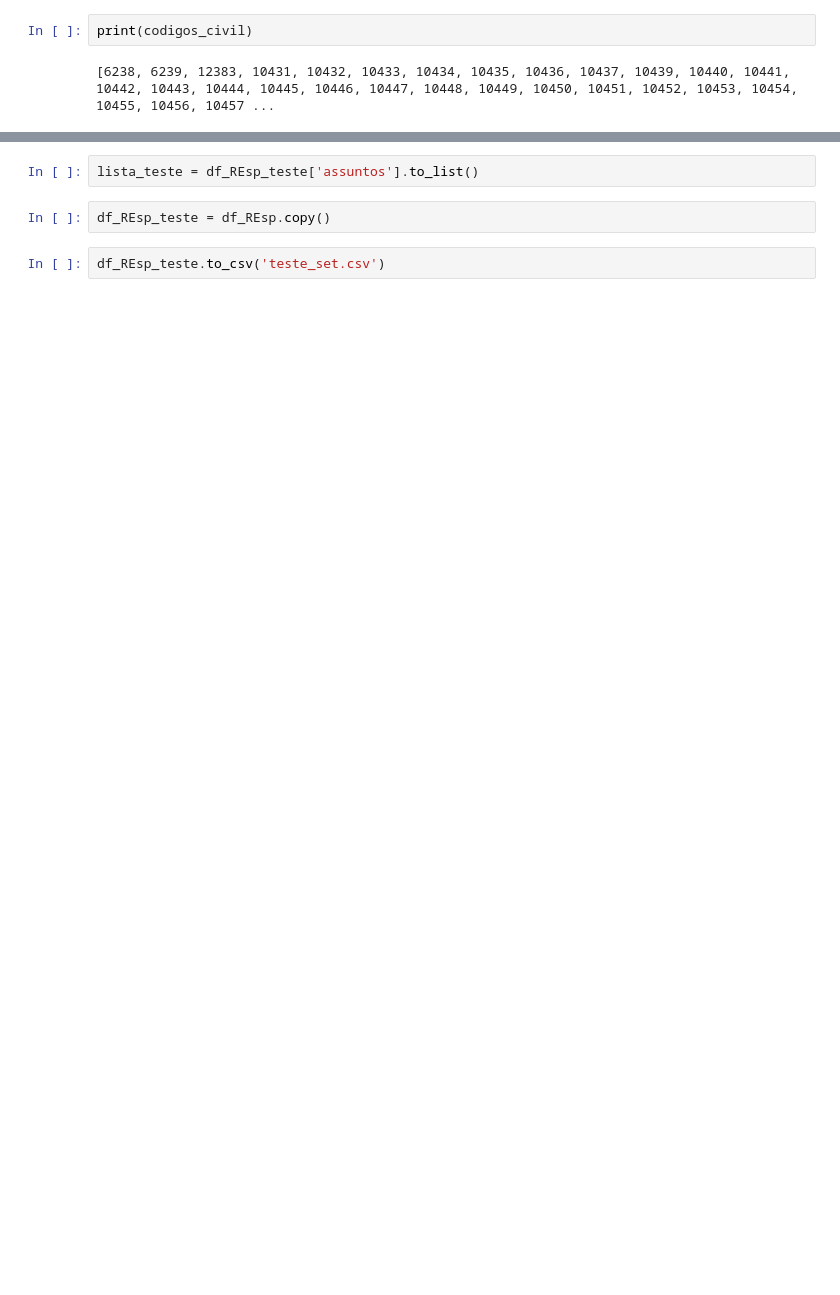
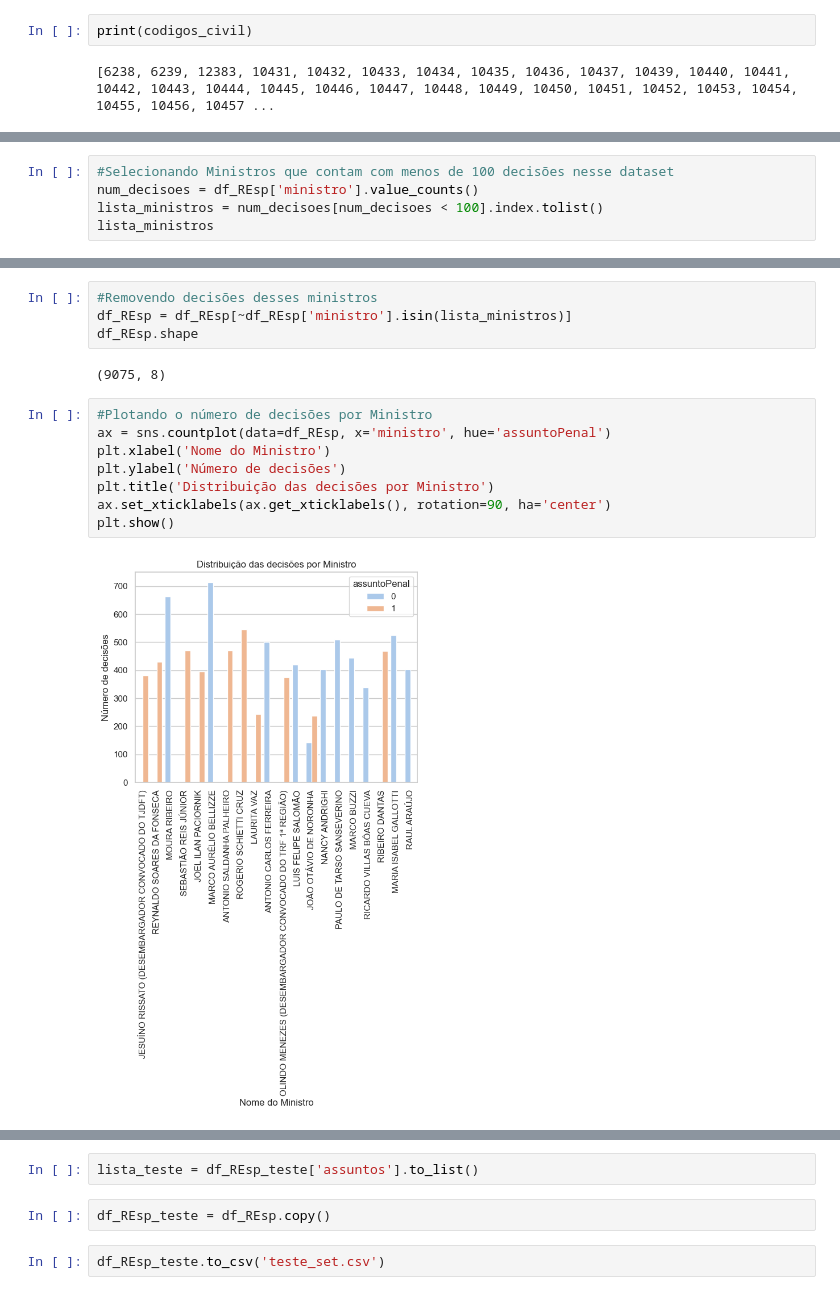
Before and after one commit to o-guilherme/D3TOP-NLP-Proj, a Jupyter notebook: D3TOP-NLP-Proj.ipynb, the cells around one changed output, grey strips where cells are left out. Saved outputs shown, nothing was run; the diff lists cells and outputs as text; blank space fills up the shorter version.

```diff
--- a/D3TOP-NLP-Proj.ipynb
+++ b/D3TOP-NLP-Proj.ipynb
@@ -569,0 +756,5 @@ Name: assuntos, Length: 47896, dtype: object
+# %%
+#Selecionando Ministros que contam com menos de 100 decisões nesse dataset
+num_decisoes = df_REsp['ministro'].value_counts()
+lista_ministros = num_decisoes[num_decisoes < 100].index.tolist()
+lista_ministros
@@ -569,0 +777,16 @@ Name: assuntos, Length: 47896, dtype: object
+# %%
+#Removendo decisões desses ministros
+df_REsp = df_REsp[~df_REsp['ministro'].isin(lista_ministros)]
+df_REsp.shape
+# %% [output]
+(9075, 8)
+# %%
+#Plotando o número de decisões por Ministro
+ax = sns.countplot(data=df_REsp, x='ministro', hue='assuntoPenal')
+plt.xlabel('Nome do Ministro')
+plt.ylabel('Número de decisões')
+plt.title('Distribuição das decisões por Ministro')
+ax.set_xticklabels(ax.get_xticklabels(), rotation=90, ha='center')
+plt.show()
+# %% [output]
+[figure, added]
```
Also changed, not shown: parts of 80 cells of this notebook, 1 other file.
